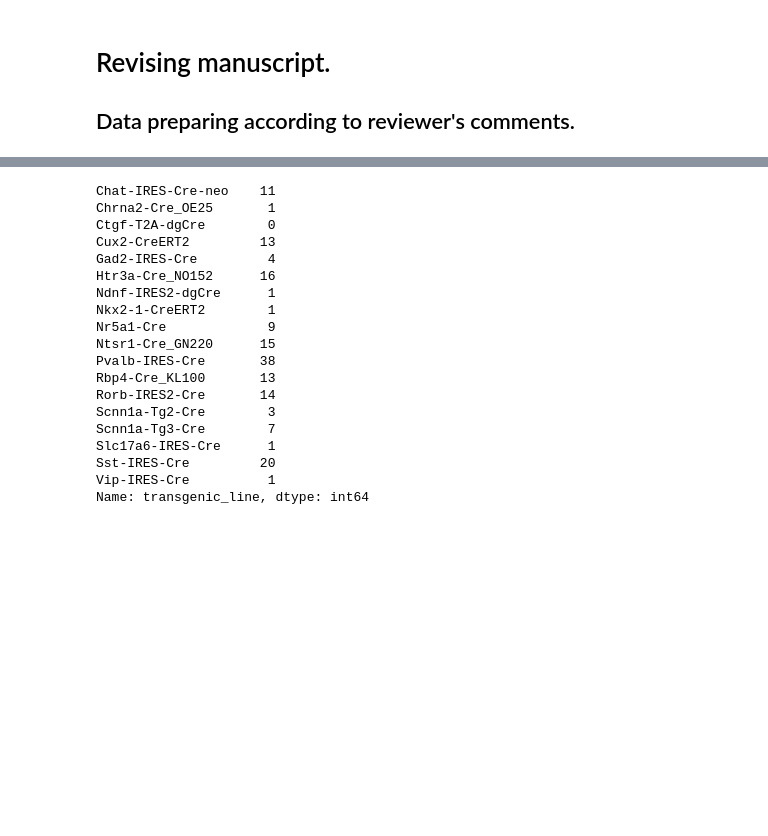
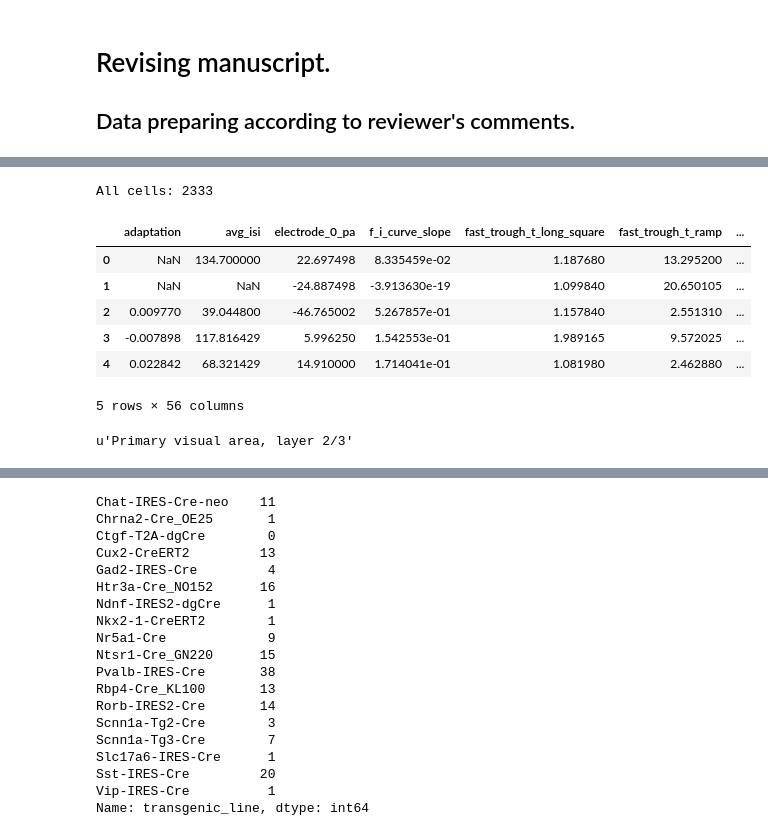
Before and after one commit to HyunsuLee/clustering_allen_neuron, a Jupyter notebook: Data_prep/revising_data.ipynb, the cells around one changed output, grey strips where cells are left out. Saved outputs shown, nothing was run; the diff lists cells and outputs as text; code cells hidden in the pictures; blank space fills up the shorter version.

```diff
--- a/Data_prep/revising_data.ipynb
+++ b/Data_prep/revising_data.ipynb
@@ -28,0 +39,29 @@ memory usage: 302.9+ KB
+# %%
+ctc = CellTypesCache(manifest_file='cell_types/manifest.json')
+cells = ctc.get_cells()
+print("All cells: %d" % len(cells)) # load data, for including layer metadata.
+# %% [output]
+All cells: 2333
+# %%
+cell_index = { c['id']: c for c in cells }
+# %%
+ephys_features_new = ctc.get_ephys_features()
+# %%
+ephys_features_new_df = pd.DataFrame(ephys_features_new)
+# %%
+tau = [cell_index[cid]['ephys_features'][0]['tau'] for cid in ephys_features_new_df['specimen_id']]
+# %%
+ephys_features_new_df['tau'] = pd.Series(tau, index=ephys_features_new_df.index)
+ephys_features_new_df.head()
+# %% [output]
+|  | adaptation | avg_isi | electrode_0_pa | f_i_curve_slope | fast_trough_t_long_square | fast_trough_t_ramp | ... |
+| 0 | NaN | 134.700000 | 22.697498 | 8.335459e-02 | 1.187680 | 13.295200 | ... |
+| 1 | NaN | NaN | -24.887498 | -3.913630e-19 | 1.099840 | 20.650105 | ... |
+| 2 | 0.009770 | 39.044800 | -46.765002 | 5.267857e-01 | 1.157840 | 2.551310 | ... |
+| 3 | -0.007898 | 117.816429 | 5.996250 | 1.542553e-01 | 1.989165 | 9.572025 | ... |
+| 4 | 0.022842 | 68.321429 | 14.910000 | 1.714041e-01 | 1.081980 | 2.462880 | ... |
+5 rows × 56 columns
+# %%
+cell_index[489923501]['structure']['name']
+# %% [output]
+u'Primary visual area, layer 2/3'
```
Also changed, not shown: parts of 20 cells of this notebook, 3 other files.
